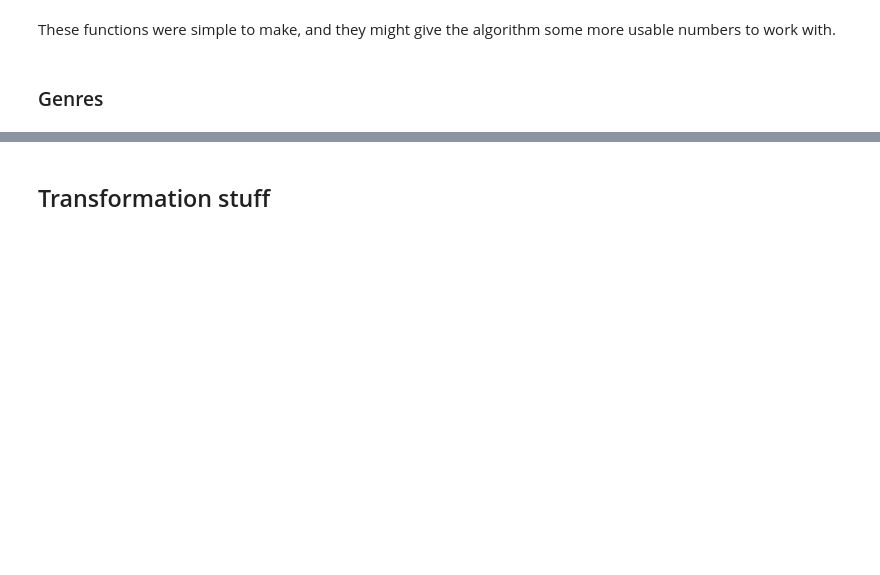
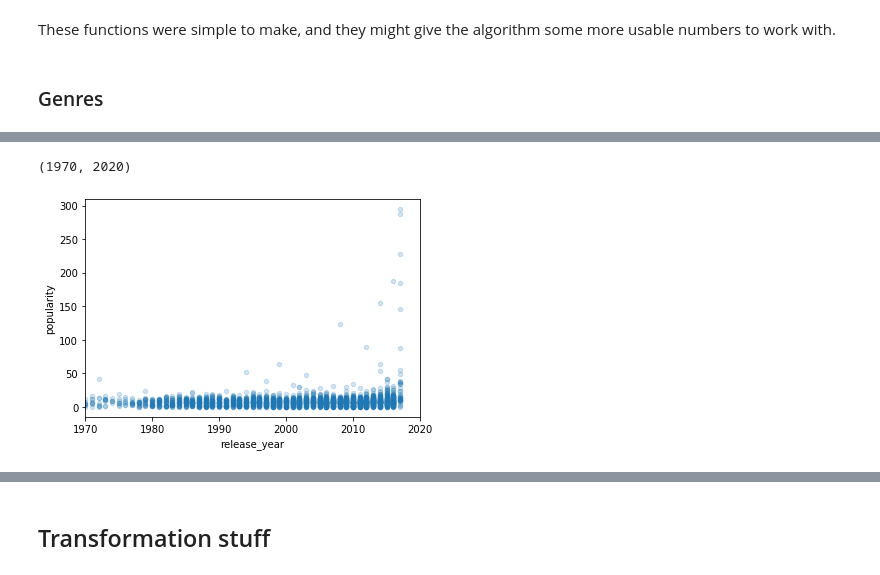
Before and after one commit to jhoffis/Oblig2, a Jupyter notebook: Jostein.ipynb, the cells around one changed output, grey strips where cells are left out. Saved outputs shown, nothing was run; the diff lists cells and outputs as text; code cells hidden in the pictures; blank space fills up the shorter version.

```diff
--- a/Jostein.ipynb
+++ b/Jostein.ipynb
@@ -504,7 +584,10 @@ release_date_conv(train_copy, 3000)
 release_date_conv(test_copy, 4398)
 # %%
 train_copy.plot(kind="scatter", x="release_year", y="popularity", alpha=0.2)
-plt.xlim(1980, 2020)
+plt.xlim(1970, 2020)
+# %% [output]
+(1970, 2020)
+[figure, added]
 # %%
 
 
```
Also changed, not shown: parts of 58 cells of this notebook.
